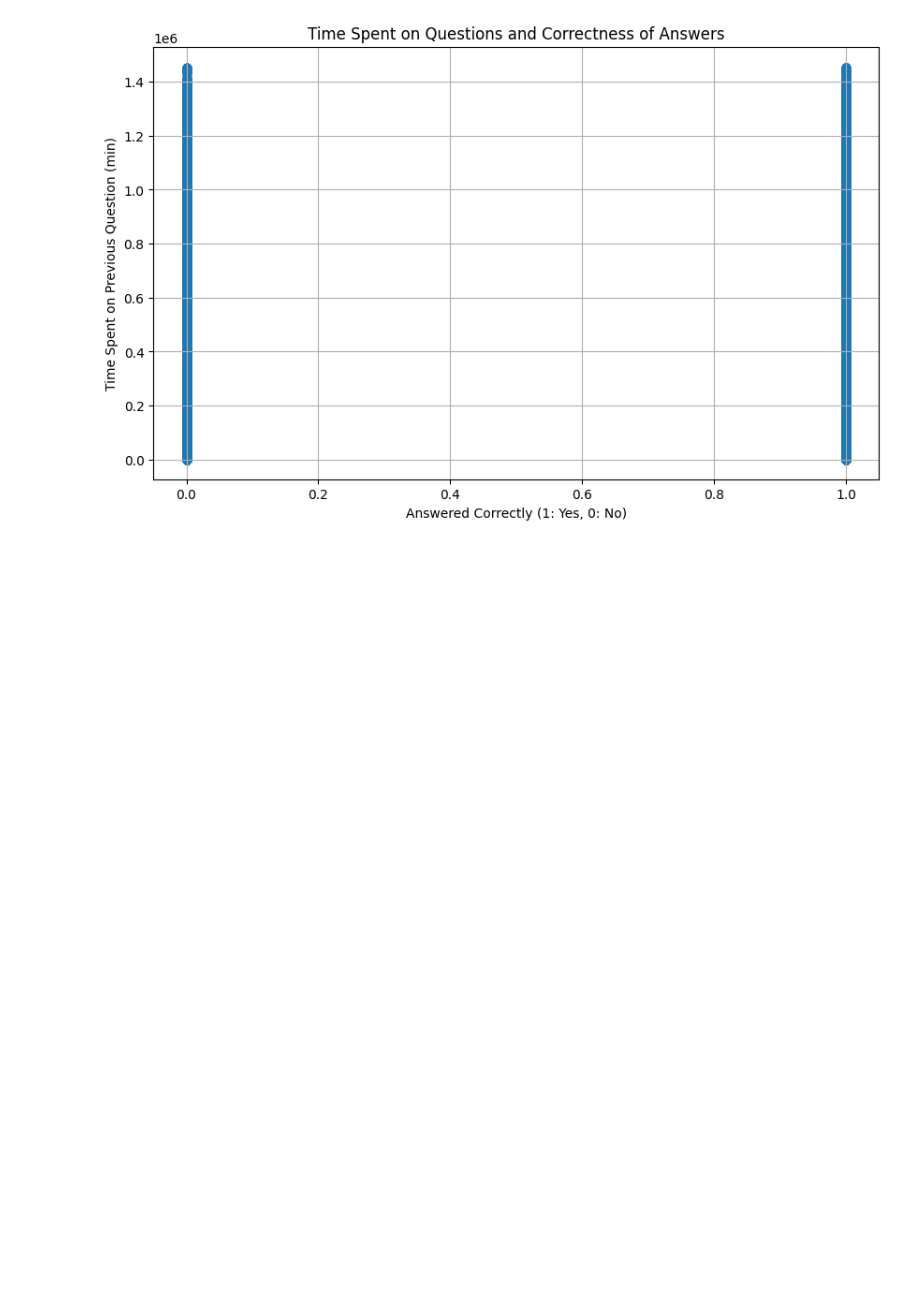
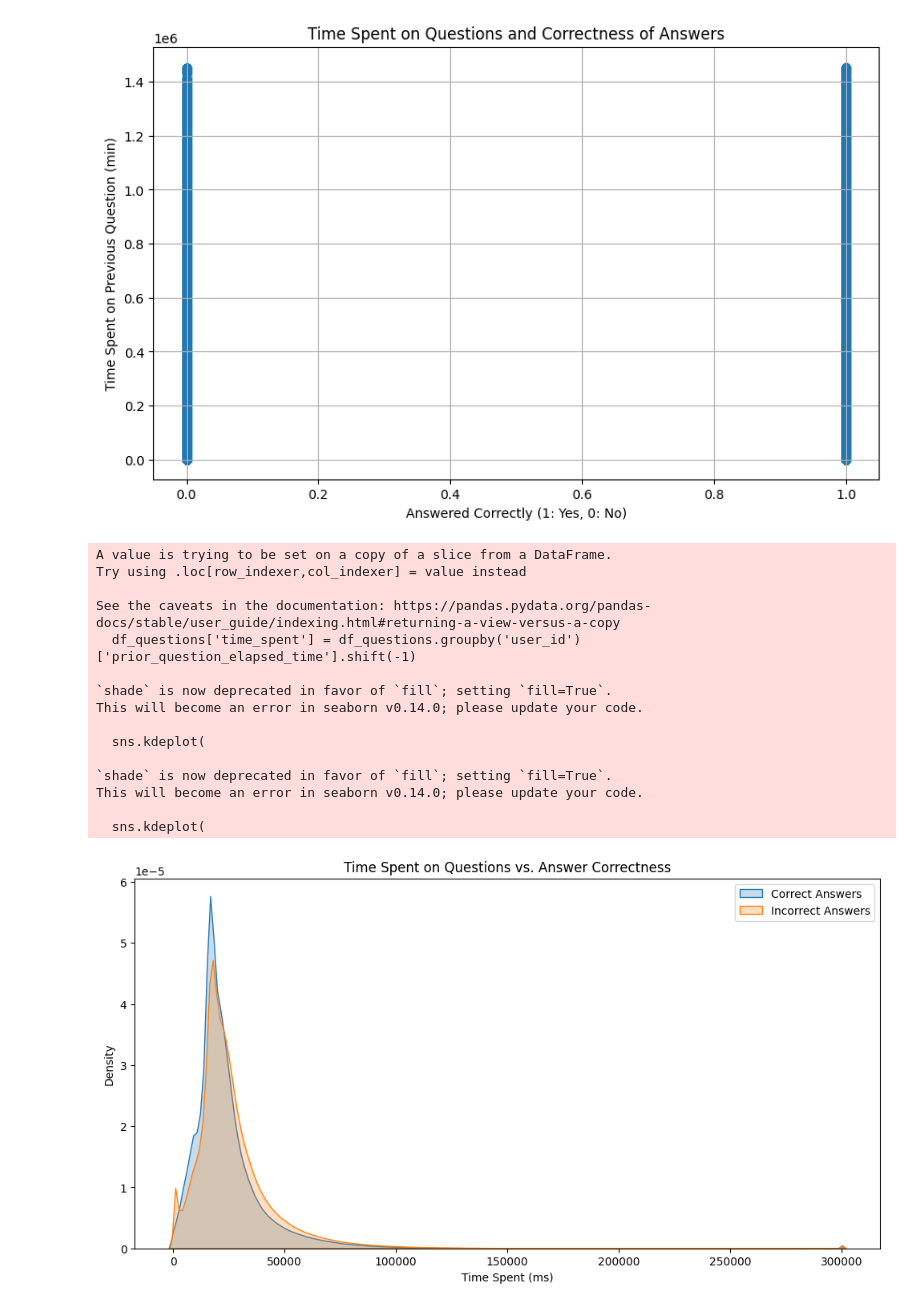
Before and after one commit to akabolov/mfti, a Jupyter notebook: main.ipynb, the cells around one changed output. Cells and saved outputs as stored; diff of their text form; code cells hidden in the pictures; blank space fills up the shorter version.

```diff
--- a/main.ipynb
+++ b/main.ipynb
@@ -178,3 +180,50 @@ Try using .loc[row_indexer,col_indexer] = value instead
 See the caveats in the documentation: https://pandas.pydata.org/pandas-docs/stable/user_guide/indexing.html#returning-a-view-versus-a-copy
   question_data['timestamp'] = question_data['timestamp'] / 1000 / 60
 [figure]
+# %%
+# Step 1: Filter out lectures and keep only questions
+df_questions = train[train['content_type_id'] == 0]
+
+# Step 2: Shift 'prior_question_elapsed_time' to align with the current question
+df_questions['time_spent'] = df_questions.groupby('user_id')['prior_question_elapsed_time'].shift(-1)
+
+# Step 3: Drop rows with missing values in 'time_spent' or 'answered_correctly'
+df_questions = df_questions.dropna(subset=['time_spent', 'answered_correctly'])
+
+# Step 4: Convert 'answered_correctly' to integer type
+df_questions['answered_correctly'] = df_questions['answered_correctly'].astype(int)
+
+# Step 5: Plot the distribution of time spent on questions by answer correctness
+plt.figure(figsize=(12, 6))
+sns.kdeplot(
+    data=df_questions[df_questions['answered_correctly'] == 1]['time_spent'],
+    label='Correct Answers',
+    shade=True
+)
+sns.kdeplot(
+    data=df_questions[df_questions['answered_correctly'] == 0]['time_spent'],
+    label='Incorrect Answers',
+    shade=True
+)
+plt.title('Time Spent on Questions vs. Answer Correctness')
+plt.xlabel('Time Spent (ms)')
+plt.ylabel('Density')
+plt.legend()
+plt.show()
+# %% [output]
+A value is trying to be set on a copy of a slice from a DataFrame.
+Try using .loc[row_indexer,col_indexer] = value instead
+
+See the caveats in the documentation: https://pandas.pydata.org/pandas-docs/stable/user_guide/indexing.html#returning-a-view-versus-a-copy
+  df_questions['time_spent'] = df_questions.groupby('user_id')['prior_question_elapsed_time'].shift(-1)
+
+`shade` is now deprecated in favor of `fill`; setting `fill=True`.
+This will become an error in seaborn v0.14.0; please update your code.
+
+  sns.kdeplot(
+
+`shade` is now deprecated in favor of `fill`; setting `fill=True`.
+This will become an error in seaborn v0.14.0; please update your code.
+
+  sns.kdeplot(
+[figure, added]
```
Also changed, not shown: parts of 2 cells of this notebook.
